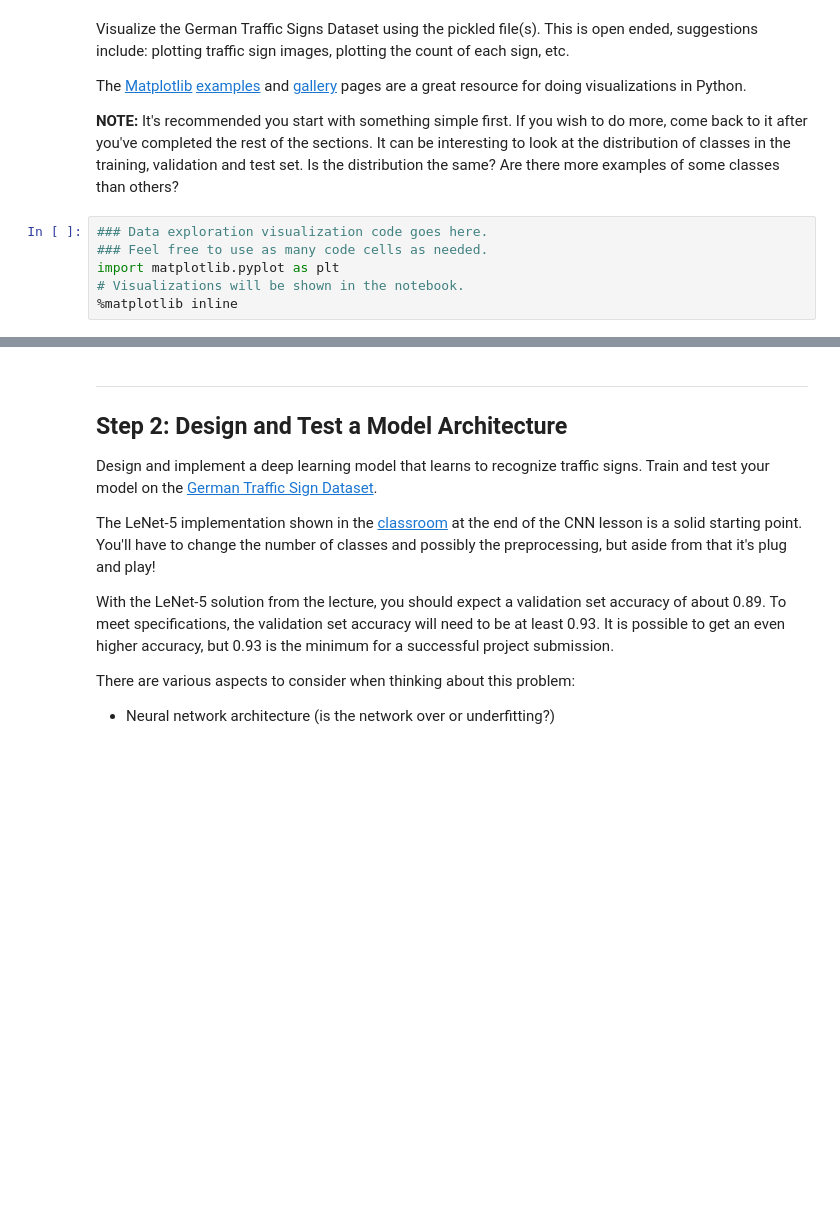
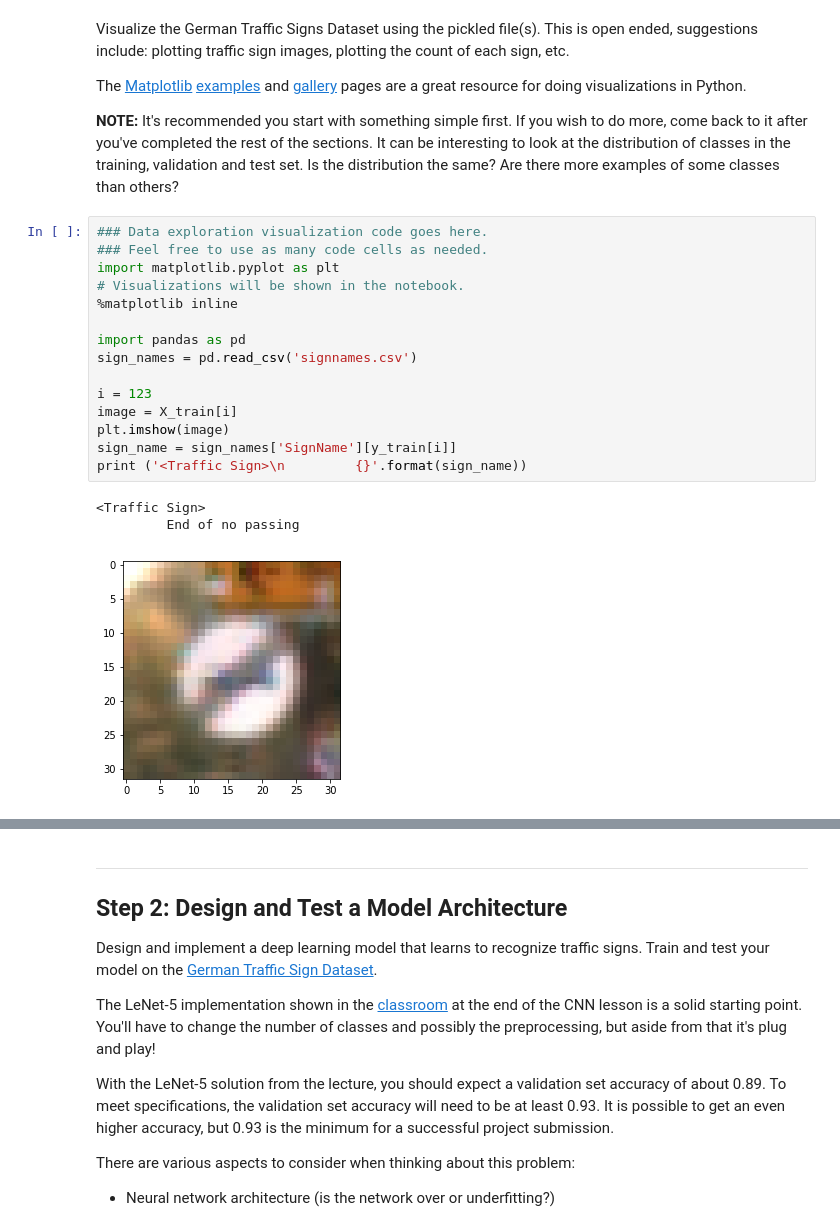
Before and after one commit to jeongwhanchoi/CarND-Traffic-Sign-Classifier, a Jupyter notebook: Traffic_Sign_Classifier.ipynb, the cells around one changed output, grey strips where cells are left out. Drawn from its saved outputs; the diff is of its cells as text; blank space fills up the shorter version.

```diff
--- a/Traffic_Sign_Classifier.ipynb
+++ b/Traffic_Sign_Classifier.ipynb
@@ -88,6 +95,19 @@ The [Matplotlib](http://matplotlib.org/) [examples](http://matplotlib.org/exampl
 # %%
 ### Data exploration visualization code goes here.
 ### Feel free to use as many code cells as needed.
 import matplotlib.pyplot as plt
 # Visualizations will be shown in the notebook.
 %matplotlib inline
+
+import pandas as pd
+sign_names = pd.read_csv('signnames.csv')
+
+i = 123
+image = X_train[i]
+plt.imshow(image)
+sign_name = sign_names['SignName'][y_train[i]]
+print ('<Traffic Sign>\n         {}'.format(sign_name))
+# %% [output]
+<Traffic Sign>
+         End of no passing
+[figure, added]
```
Also changed, not shown: parts of 5 cells of this notebook.
